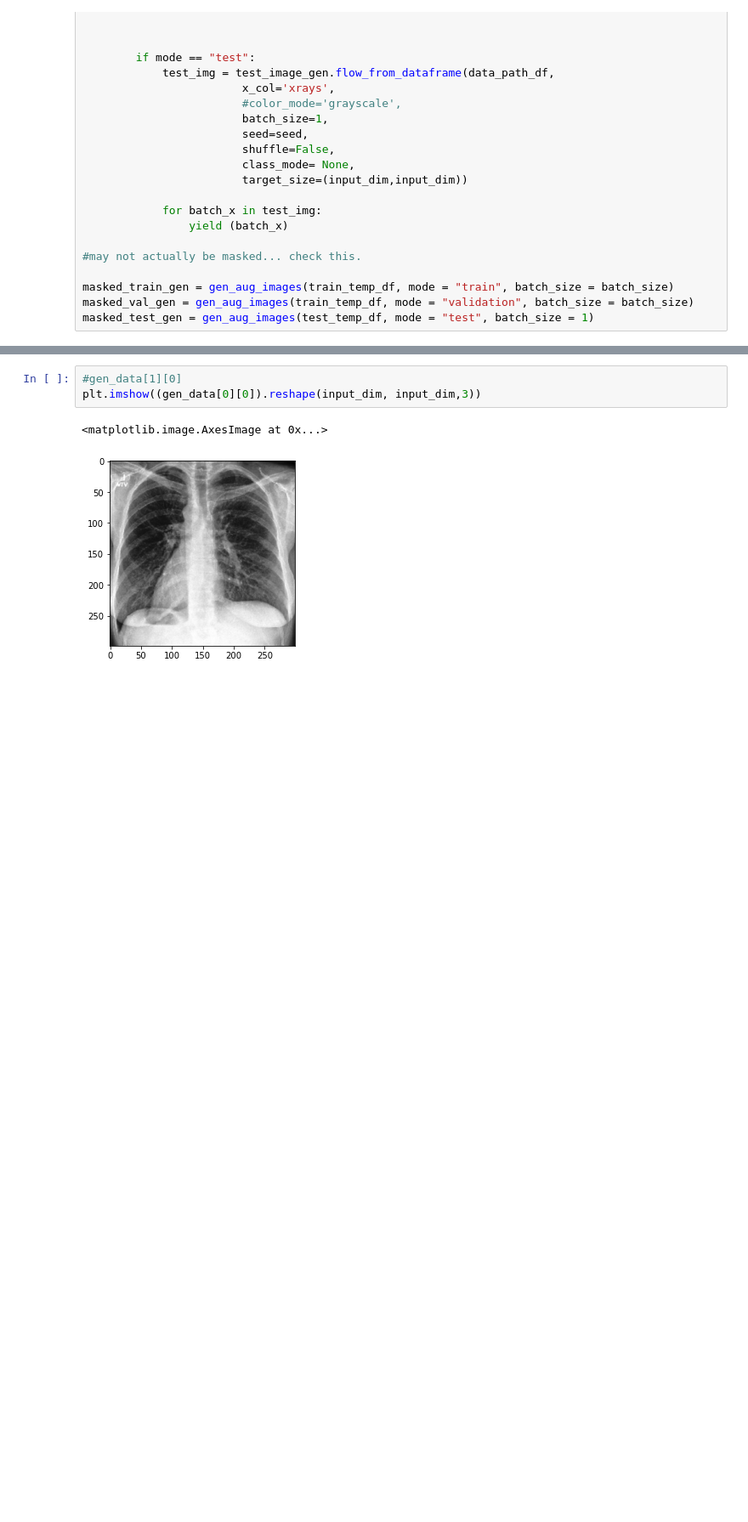
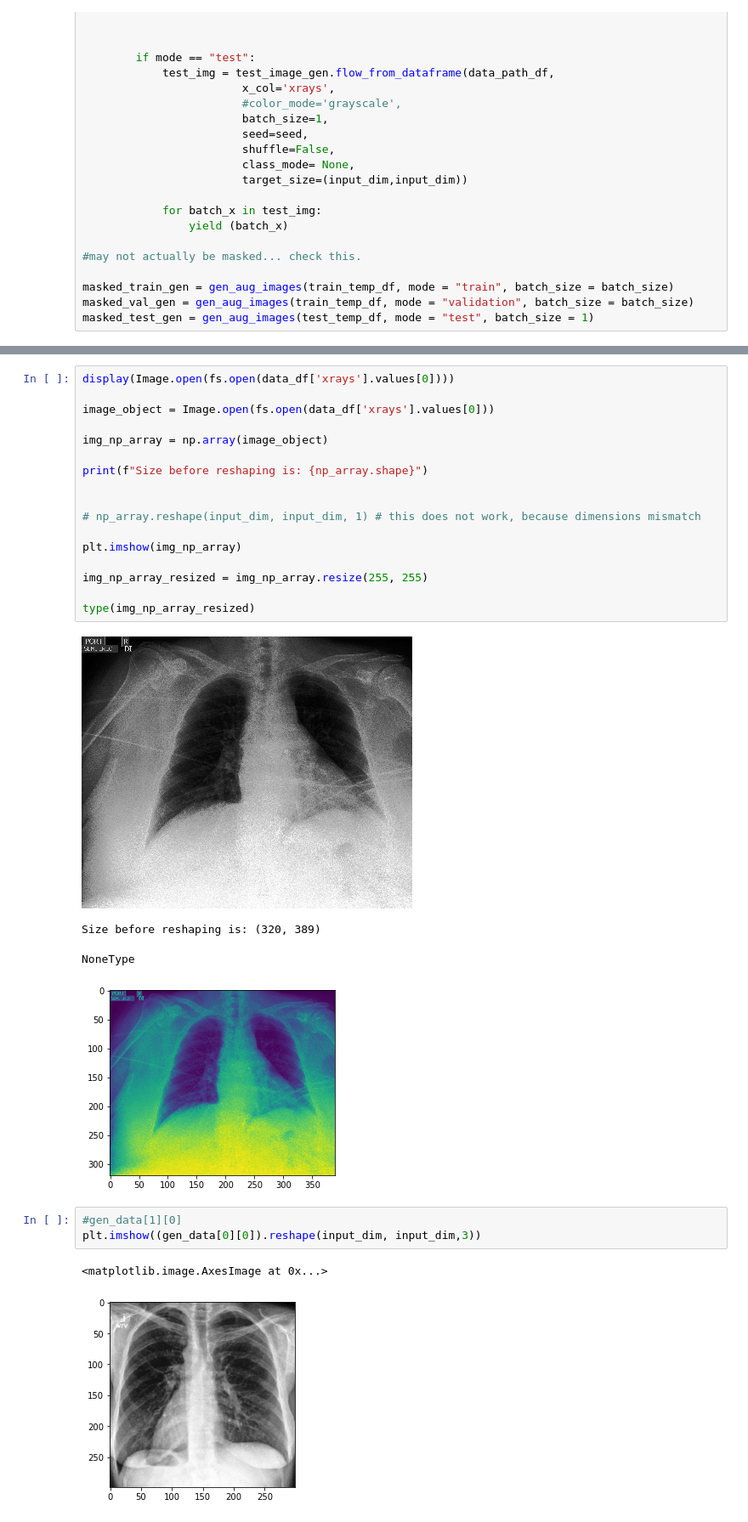
Before and after one commit to namarsha/latestchexpert, a Jupyter notebook: AWSS3 - ResNetxxVx--CheXpert_augmented_images_multi_diagnose_out_of_memory_transfer_learning.ipynb, the cells around one changed output, grey strips where cells are left out. Shown at 85% size. Saved outputs shown, nothing was run; the diff lists cells and outputs as text; blank space fills up the shorter version.

```diff
--- a/AWSS3 - ResNetxxVx--CheXpert_augmented_images_multi_diagnose_out_of_memory_transfer_learning.ipynb
+++ b/AWSS3 - ResNetxxVx--CheXpert_augmented_images_multi_diagnose_out_of_memory_transfer_learning.ipynb
@@ -538,3 +855,25 @@ Found 100000 non-validated image filenames.
+# %%
+display(Image.open(fs.open(data_df['xrays'].values[0])))
+
+image_object = Image.open(fs.open(data_df['xrays'].values[0]))
+
+img_np_array = np.array(image_object)
+
+print(f"Size before reshaping is: {np_array.shape}")
+
+
+# np_array.reshape(input_dim, input_dim, 1) # this does not work, because dimensions mismatch
+
+plt.imshow(img_np_array)
+
+img_np_array_resized = img_np_array.resize(255, 255)
+
+type(img_np_array_resized)
+# %% [output]
+[figure, added]
+Size before reshaping is: (320, 389)
+NoneType
+[figure, added]
 # %%
 #gen_data[1][0]
 plt.imshow((gen_data[0][0]).reshape(input_dim, input_dim,3))
```
Also changed, not shown: parts of 22 cells of this notebook.
